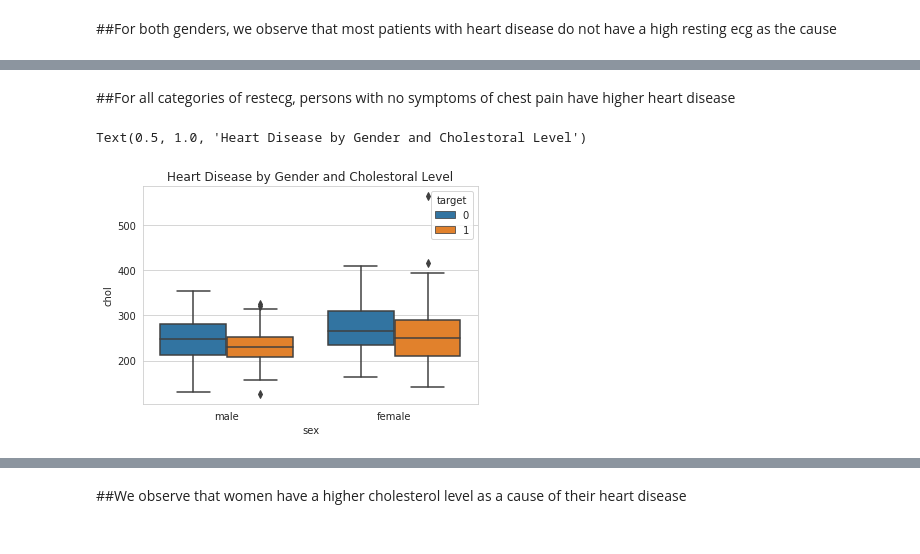
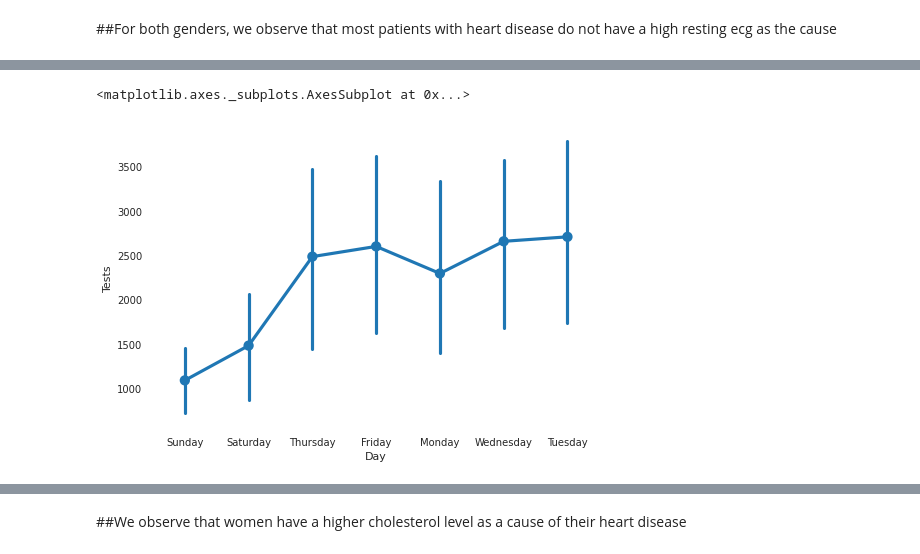
Before and after one commit to dukenel/Data_Analytics, a Jupyter notebook: COVID_19_test_Project_Duke_Nelson.ipynb, the cells around one changed output, grey strips where cells are left out. Cells and saved outputs as stored; diff of their text form; code cells hidden in the pictures.

```diff
--- a/COVID_19_test_Project_Duke_Nelson.ipynb
+++ b/COVID_19_test_Project_Duke_Nelson.ipynb
@@ -263,8 +227,5 @@ Text(0.5, 1.0, 'Restecg vs. Heart Disease')
-# %% [markdown]
-##For all categories of restecg, persons with no symptoms of chest pain have higher heart disease
-# %%
-sns.boxplot(x="sex", y="chol", hue="target",data=data2)
-plt.title("Heart Disease by Gender and Cholestoral Level")
-# %% [output]
-Text(0.5, 1.0, 'Heart Disease by Gender and Cholestoral Level')
-[figure, removed]
+# %%
+sns.pointplot(x="Day", y="Tests", data = cvd2)
+# %% [output]
+<matplotlib.axes._subplots.AxesSubplot at 0x...>
+[figure, added]
```
Also changed, not shown: parts of 89 cells of this notebook.
